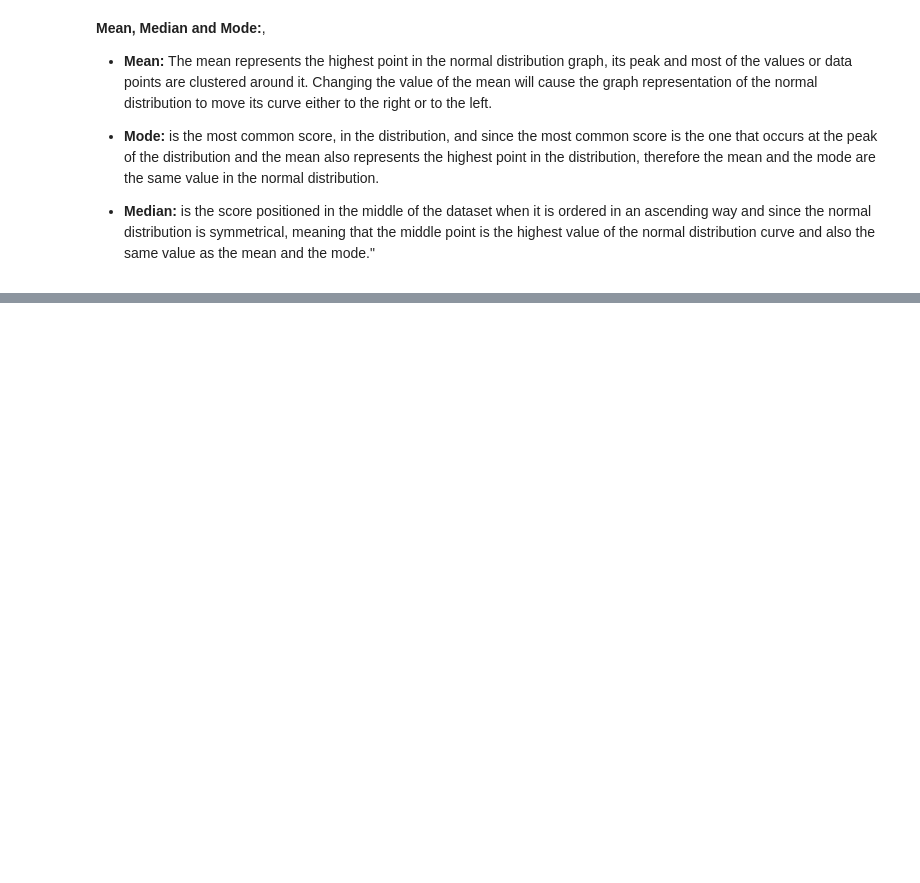
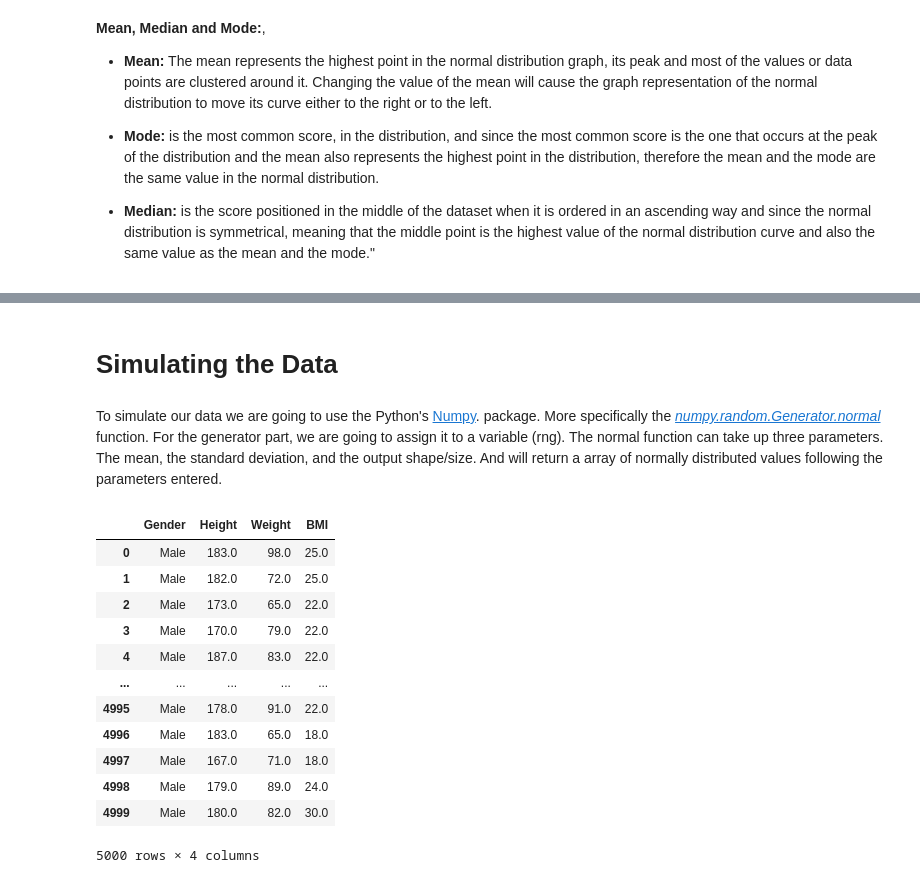
Before and after one commit to ReRiva/PfDA-Assignment, a Jupyter notebook: ProgfDA_Project.ipynb, the cells around one changed output, grey strips where cells are left out. Saved outputs shown, nothing was run; the diff lists cells and outputs as text; code cells hidden in the pictures; blank space fills up the shorter version.

```diff
--- a/ProgfDA_Project.ipynb
+++ b/ProgfDA_Project.ipynb
@@ -375,0 +357,4 @@ m_normal_height = rng.normal(loc=178.379145, scale=7.0, size=117)
+# %% [markdown]
+# Simulating the Data
+# %% [markdown]
+To simulate our data we are going to use the Python's [Numpy](https://numpy.org/doc/stable/reference/random/generator.html). package. More specifically the <i>[numpy.random.Generator.normal](https://numpy.org/doc/stable/reference/random/generated/numpy.random.Generator.normal.html#numpy.random.Generator.normal)</i> function. For the generator part, we are going to assign it to a variable (rng). The normal function can take up three parameters. The mean, the standard deviation, and the output shape/size. And will return a array of normally distributed values following the parameters entered.
@@ -375,0 +378,23 @@ m_normal_height = rng.normal(loc=178.379145, scale=7.0, size=117)
+# %%
+#Populating the male dfwith the simulated Data
+df_male = pd.DataFrame(columns=['Gender', 'Height','Weight', 'BMI'])
+df_male['Gender'] = male
+df_male['Height'] = m_normal_height
+df_male['Weight'] = m_normal_weight
+df_male['BMI'] = m_normal_bmi
+df_male = df_male.round(0)
+df_male
+# %% [output]
+|  | Gender | Height | Weight | BMI |
+| 0 | Male | 183.0 | 98.0 | 25.0 |
+| 1 | Male | 182.0 | 72.0 | 25.0 |
+| 2 | Male | 173.0 | 65.0 | 22.0 |
+| 3 | Male | 170.0 | 79.0 | 22.0 |
+| 4 | Male | 187.0 | 83.0 | 22.0 |
+| ... | ... | ... | ... | ... |
+| 4995 | Male | 178.0 | 91.0 | 22.0 |
+| 4996 | Male | 183.0 | 65.0 | 18.0 |
+| 4997 | Male | 167.0 | 71.0 | 18.0 |
+| 4998 | Male | 179.0 | 89.0 | 24.0 |
+| 4999 | Male | 180.0 | 82.0 | 30.0 |
+5000 rows × 4 columns
```
Also changed, not shown: parts of 39 cells of this notebook, 2 other files.
